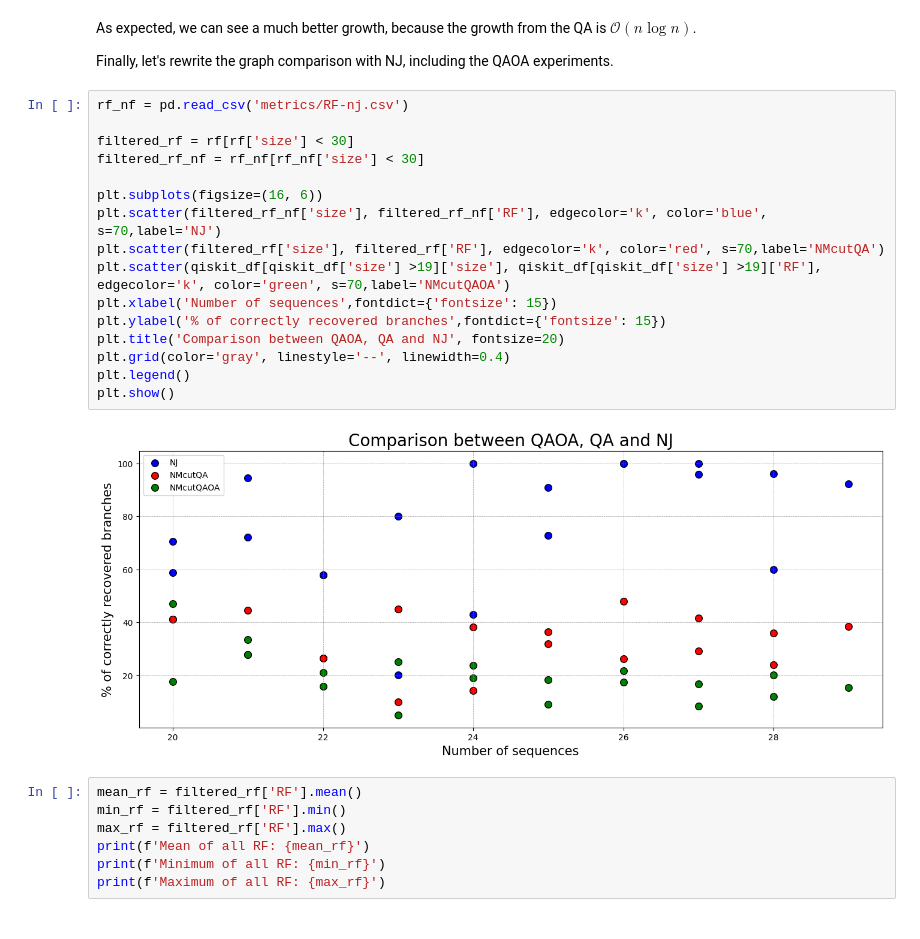
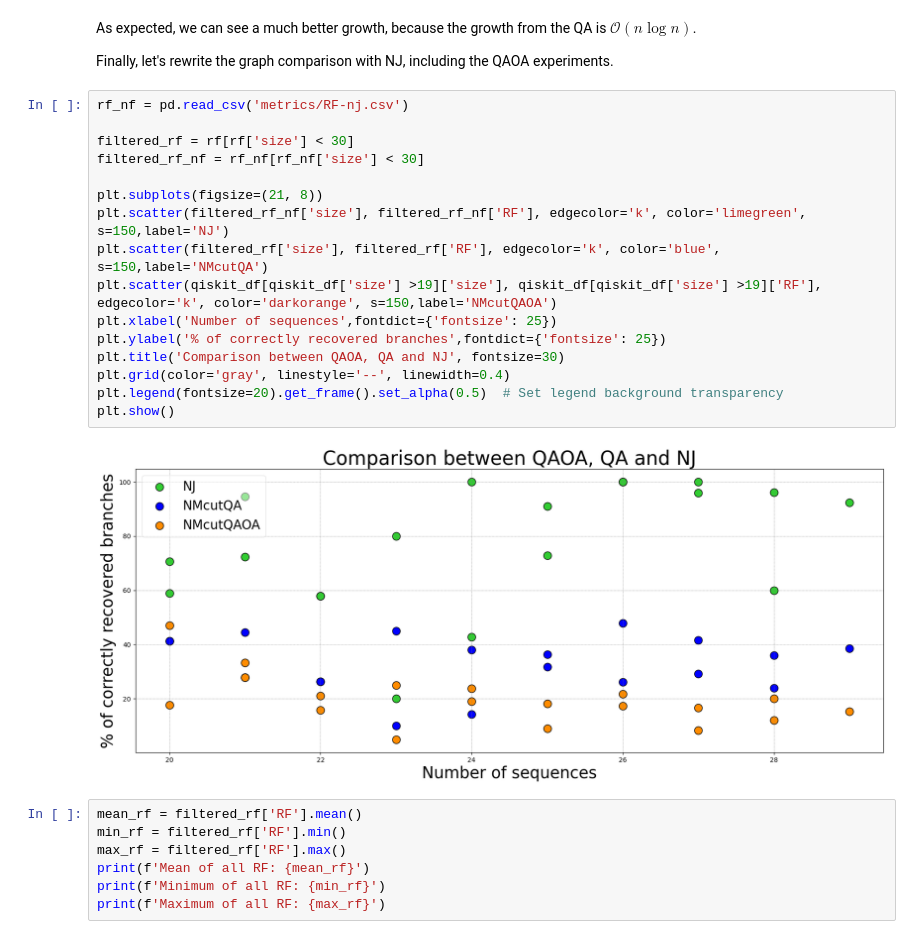
Before and after one commit to Nicofero/PhyloTree_ReConst, a Jupyter notebook: metrics_study.ipynb, the cells around one changed output. Cells and saved outputs as stored; diff of their text form.

```diff
--- a/metrics_study.ipynb
+++ b/metrics_study.ipynb
@@ -548,21 +548,21 @@ Finally, let's rewrite the graph comparison with NJ, including the QAOA experime
 # %%
 rf_nf = pd.read_csv('metrics/RF-nj.csv')
 
 filtered_rf = rf[rf['size'] < 30]
 filtered_rf_nf = rf_nf[rf_nf['size'] < 30]
 
-plt.subplots(figsize=(16, 6))
-plt.scatter(filtered_rf_nf['size'], filtered_rf_nf['RF'], edgecolor='k', color='blue', s=70,label='NJ')
-plt.scatter(filtered_rf['size'], filtered_rf['RF'], edgecolor='k', color='red', s=70,label='NMcutQA')
-plt.scatter(qiskit_df[qiskit_df['size'] >19]['size'], qiskit_df[qiskit_df['size'] >19]['RF'], edgecolor='k', color='green', s=70,label='NMcutQAOA')
-plt.xlabel('Number of sequences',fontdict={'fontsize': 15})
-plt.ylabel('% of correctly recovered branches',fontdict={'fontsize': 15})
-plt.title('Comparison between QAOA, QA and NJ', fontsize=20)
+plt.subplots(figsize=(21, 8))
+plt.scatter(filtered_rf_nf['size'], filtered_rf_nf['RF'], edgecolor='k', color='limegreen', s=150,label='NJ')
+plt.scatter(filtered_rf['size'], filtered_rf['RF'], edgecolor='k', color='blue', s=150,label='NMcutQA')
+plt.scatter(qiskit_df[qiskit_df['size'] >19]['size'], qiskit_df[qiskit_df['size'] >19]['RF'], edgecolor='k', color='darkorange', s=150,label='NMcutQAOA')
+plt.xlabel('Number of sequences',fontdict={'fontsize': 25})
+plt.ylabel('% of correctly recovered branches',fontdict={'fontsize': 25})
+plt.title('Comparison between QAOA, QA and NJ', fontsize=30)
 plt.grid(color='gray', linestyle='--', linewidth=0.4)
-plt.legend()
+plt.legend(fontsize=20).get_frame().set_alpha(0.5)  # Set legend background transparency
 plt.show()
 # %% [output]
-[figure, old version]
+[figure, new version]
 # %%
 mean_rf = filtered_rf['RF'].mean()
 min_rf = filtered_rf['RF'].min()
```
Also changed, not shown: parts of 3 cells of this notebook, 2 other files.
